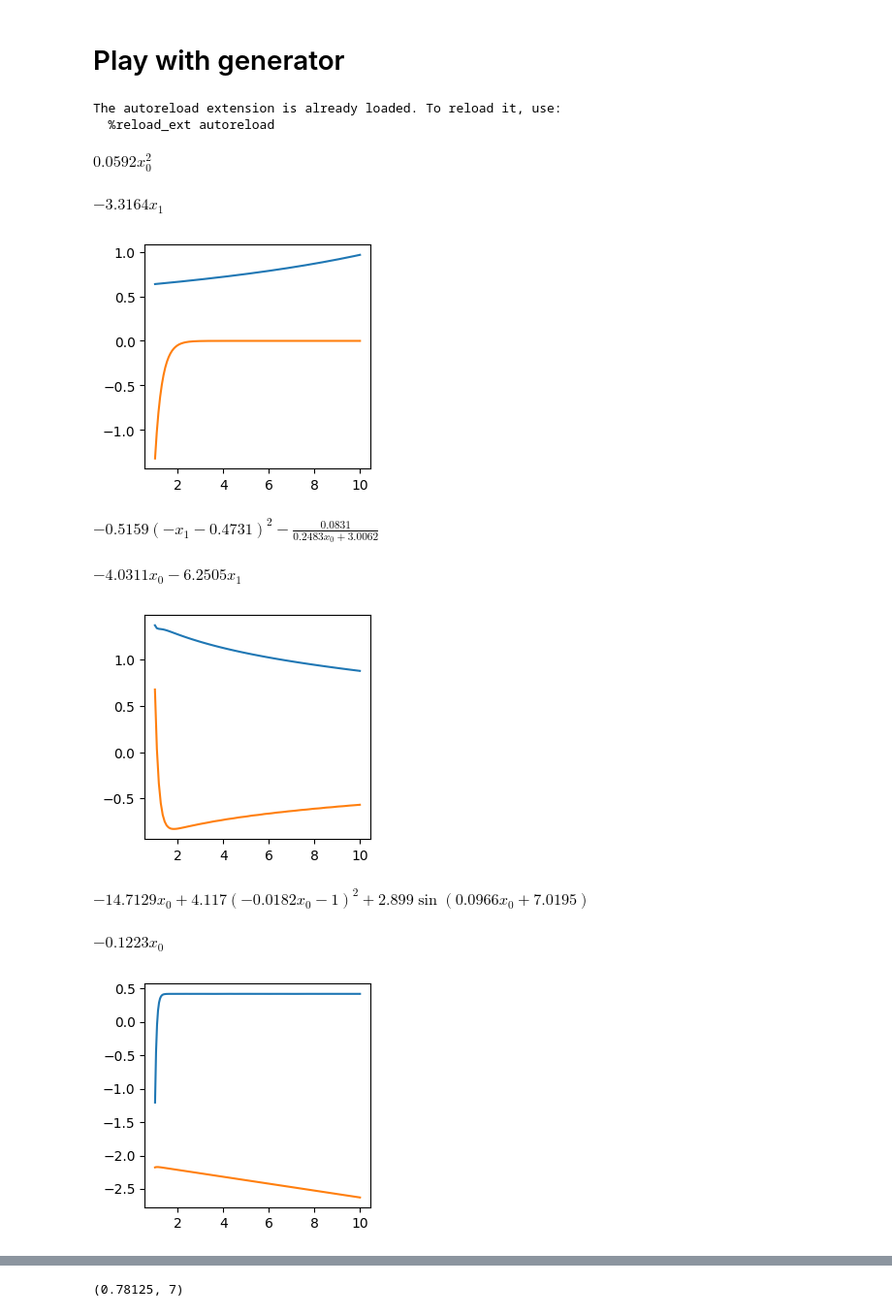
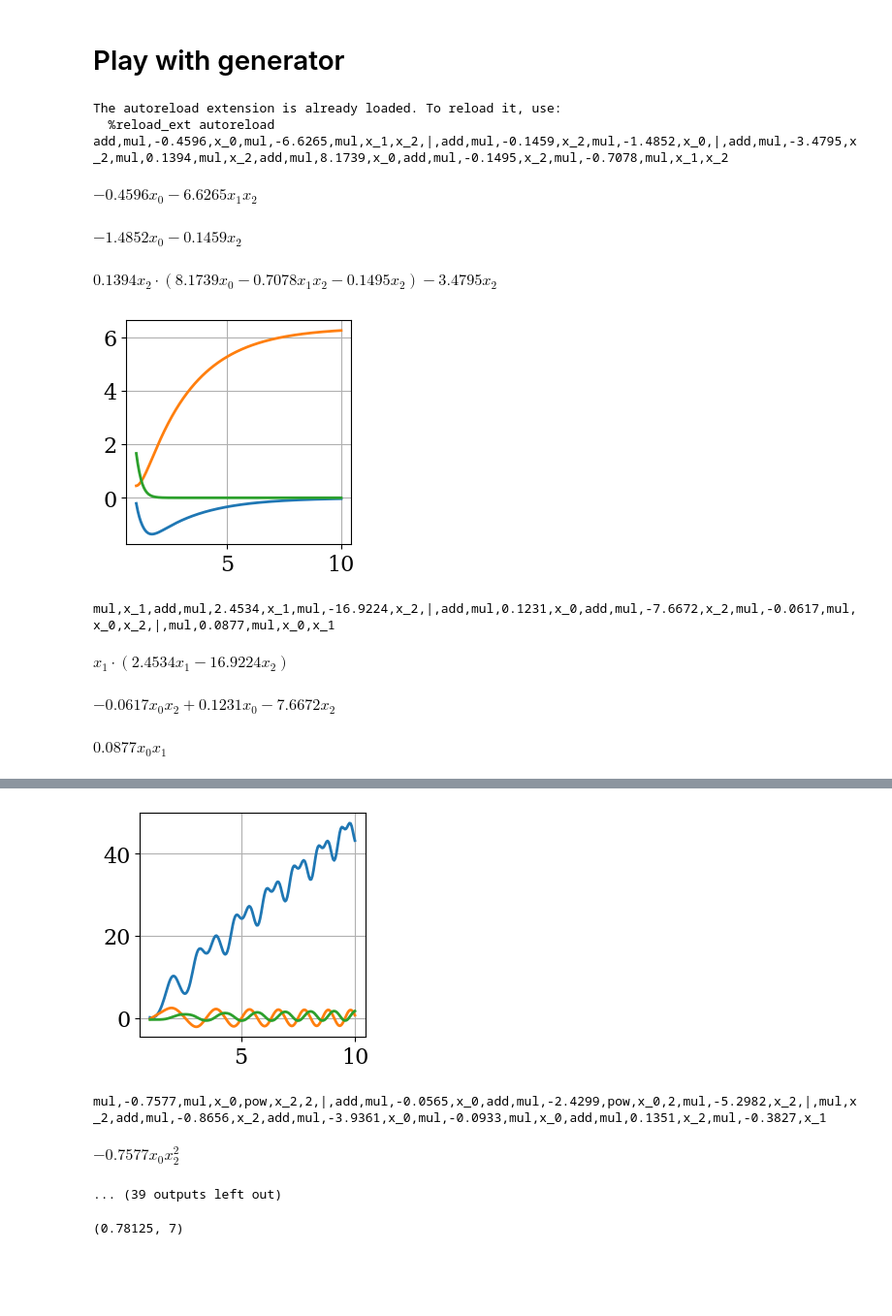
Before and after one commit to sdascoli/odeformer, a Jupyter notebook: tests.ipynb, the cells around one changed output, grey strips where cells are left out. Shown at 97% size. Cells and saved outputs as stored; diff of their text form; code cells hidden in the pictures; blank space fills up the shorter version.

```diff
--- a/tests.ipynb
+++ b/tests.ipynb
@@ -315,13 +315,13 @@ plt.plot(time, trajectories[0][:,1], color='C1')
 
 candidates = dstr.fit(times, trajectories, sort_metric='r2_zero')
 print(candidates)
-for tree in candidates[0][:]:
+for i, tree in enumerate(candidates[0][:1]):
     sympy_trees = env.simplifier.tree_to_sympy_expr(tree)
     for sympy_tree in sympy_trees:
         display(sympy_tree)
     pred_trajectory = integrate_ode(trajectories[0][0], time, tree, "solve_ivp", debug=True)
     try:
-        plt.plot(time, pred_trajectory[:,0], ls='--', label='Pred')
+        plt.plot(time, pred_trajectory[:,0], ls='--', label=f'Pred {i}')
         plt.plot(time, pred_trajectory[:,1], ls='--')
     except:
         print(traceback.format_exc())
@@ -341,5 +337,5 @@ $\displaystyle x_{1} \cdot \left(1.487 x_{0} - 1.612 x_{1}\right)$
 # %%
-dstr.rescale=False
+dstr.rescale=True
 a = -3
 b = 10
 c = 0
@@ -347,8 +343,8 @@ def quadratic(X, t):
     return np.array([a*X[0]**2+b*X[0]+c])
 
 # solve ODE
-times = np.linspace(1, 2, 120)     # time
-y0 = [10] # initials conditions
+times = np.linspace(1, 10, 120)     # time
+y0 = [5] # initials conditions
 trajectory = integrate.odeint(quadratic, y0, times)
 # plot results
 plt.plot(times, trajectory[:,0], color='C0', label='True')
@@ -356,6 +352,7 @@ plt.plot(times, trajectory[:,0], color='C0', label='True')
 candidates = dstr.fit(times, trajectory)
 tree = candidates[0][0]
 for tree in candidates[0][:1]:
+    print(tree)
     print(env.simplifier.readable_tree(tree))
     pred_trajectory = integrate_ode(y0,times, tree, "solve_ivp")
     plt.plot(sorted(times), pred_trajectory[:,0], color='C0', ls='--', label='Pred')
@@ -393,10 +391,10 @@ plt.show()
 # %%
 n = len(strogatz_names)
 fig, axarr = plt.subplots(1,n,figsize=(n*4,4))
-dstr.rescale = False
-dstr.beam_size = 10
+dstr.rescale = True
+dstr.beam_size = 3
 
-times = np.linspace(1, 5, 100)
+times = np.linspace(0, 100, 100)
 for i ,name in enumerate(strogatz_names[::]):
     data = fetch_data(name)
     print(i, end=' ')
@@ -439,6 +437,10 @@ n = len(datasets)
 # %%
 fig, axarr = plt.subplots(1,n,figsize=(n*4,4))
 dstr.rescale = True
+dstr.model.beam_type = 'sampling'
+dstr.model.beam_size = 3
+dstr.model.beam_temperature = .01
+
 for i, (name, data) in enumerate(datasets.items()):
     #if i==5: break
     print(i, end=' ')
@@ -454,11 +456,12 @@ for i, (name, data) in enumerate(datasets.items()):
         axarr[i].plot(times, trajectory[:,dim], color=f'C{dim}', label='True')
     candidates = dstr.fit(shuffled_times, shuffled_trajectory)
     for tree in candidates[0][:1]:
+        print(env.simplifier.readable_tree(tree))
         pred_trajectory = integrate_ode(trajectory[0], times, tree, "solve_ivp", debug=False)
         try:
             for dim in range(len(trajectory[0])):
                 axarr[i].plot(times, pred_trajectory[:,dim], color=f'C{dim}', ls='--', label='Pred')
         except:
-            print(traceback.format_exc())
+            print('Fail', end=' ')
 plt.show()
 # %% [output]
@@ -492,8 +478,8 @@ parser = argparse.ArgumentParser(description="Function prediction", add_help=Fal
 FunctionEnvironment.register_args(parser)
 args = parser.parse_args(args=[])
 args.debug = False
-args.min_dimension = 2
-args.max_dimension = 2
+args.min_dimension = 3
+args.max_dimension = 3
 #args.sign_as_token = True
 #args.prob_t = 0
 #args.max_dimension = 4
@@ -508,44 +494,44 @@ args.max_dimension = 2
 #args.prob_prefactor = 1
 #args.time_range = 10
 args.subsample_ratio = 0
-#args.operators_to_use = "add:4,mul:1"
+args.operators_to_use = "add:3,mul:1"
 args.float_descriptor_length = 2
 #args.discard_stationary_trajectory_prob = 1
 
 env = FunctionEnvironment(args)
 
 env.rng = np.random.RandomState()
 i=0
 lens = []
 trees = []
 for itotal in range(1000):
     try: samples, error = env._gen_expr(train=True)
     except MyTimeoutError: continue
-    if i==3: break
+    if i==10: break
     if not error:
         tree = samples["tree"]
         lens.append(len(tree.prefix().split(',')))
         tree_sympy = env.simplifier.tree_to_sympy_expr(tree, round=True)
         for expr in tree_sympy:
             display(expr)
         plt.figure(figsize=(3,3))
         for dim in range(samples["infos"]["dimension"]):
             #print(samples["trajectory"][-10:])
             plt.plot(samples["times"], samples["trajectory"][:, dim])
         plt.show()
         trees.append(tree)
         i+=1
 print(np.mean(lens))
 print((i/(itotal)))
 # %% [output]
 The autoreload extension is already loaded. To reload it, use:
   %reload_ext autoreload
+add,mul,-0.4596,x_0,mul,-6.6265,mul,x_1,x_2,|,add,mul,-0.1459,x_2,mul,-1.4852,x_0,|,add,mul,-3.4795,x_2,mul,0.1394,mul,x_2,add,mul,8.1739,x_0,add,mul,-0.1495,x_2,mul,-0.7078,mul,x_1,x_2
-$\displaystyle 0.0592 x_{0}^{2}$
+$\displaystyle - 0.4596 x_{0} - 6.6265 x_{1} x_{2}$
-$\displaystyle - 3.3164 x_{1}$
+$\displaystyle - 1.4852 x_{0} - 0.1459 x_{2}$
+$\displaystyle 0.1394 x_{2} \cdot \left(8.1739 x_{0} - 0.7078 x_{1} x_{2} - 0.1495 x_{2}\right) - 3.4795 x_{2}$
-[figure, old version]
+[figure, new version]
-$\displaystyle - 0.5159 \left(- x_{1} - 0.4731\right)^{2} - \frac{0.0831}{0.2483 x_{0} + 3.0062}$
+mul,x_1,add,mul,2.4534,x_1,mul,-16.9224,x_2,|,add,mul,0.1231,x_0,add,mul,-7.6672,x_2,mul,-0.0617,mul,x_0,x_2,|,mul,0.0877,mul,x_0,x_1
-$\displaystyle - 4.0311 x_{0} - 6.2505 x_{1}$
+$\displaystyle x_{1} \cdot \left(2.4534 x_{1} - 16.9224 x_{2}\right)$
-[figure, old version]
-$\displaystyle - 14.7129 x_{0} + 4.117 \left(- 0.0182 x_{0} - 1\right)^{2} + 2.899 \sin{\left(0.0966 x_{0} + 7.0195 \right)}$
+$\displaystyle - 0.0617 x_{0} x_{2} + 0.1231 x_{0} - 7.6672 x_{2}$
-$\displaystyle - 0.1223 x_{0}$
+$\displaystyle 0.0877 x_{0} x_{1}$
-[figure, removed]
@@ -554,3 +538,7 @@ $\displaystyle - 0.1223 x_{0}$
+[figure, new version]
+mul,-0.7577,mul,x_0,pow,x_2,2,|,add,mul,-0.0565,x_0,add,mul,-2.4299,pow,x_0,2,mul,-5.2982,x_2,|,mul,x_2,add,mul,-0.8656,x_2,add,mul,-3.9361,x_0,mul,-0.0933,mul,x_0,add,mul,0.1351,x_2,mul,-0.3827,x_1
+$\displaystyle - 0.7577 x_{0} x_{2}^{2}$
+... (39 outputs left out)
 # %%
 math.frexp(100)
 # %% [output]
```
Also changed, not shown: parts of 11 cells of this notebook, 6 other files.
